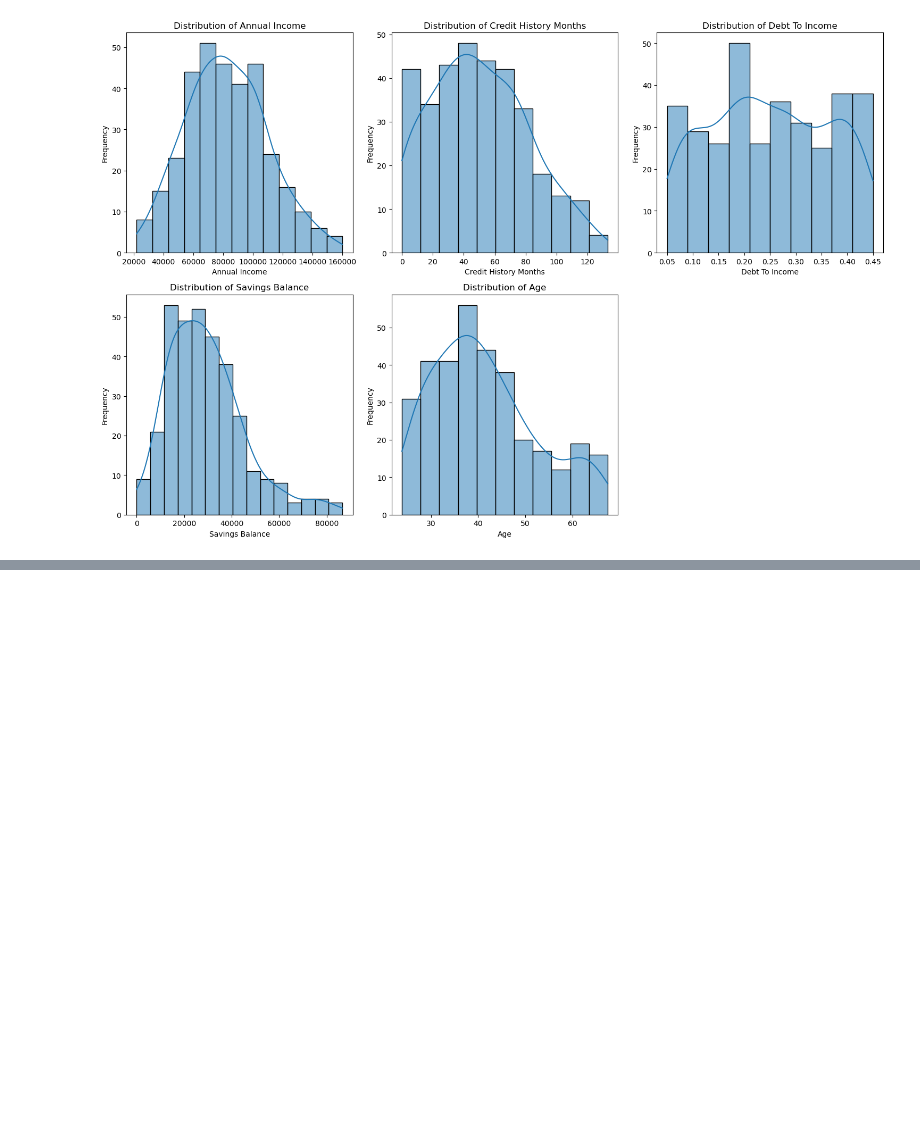
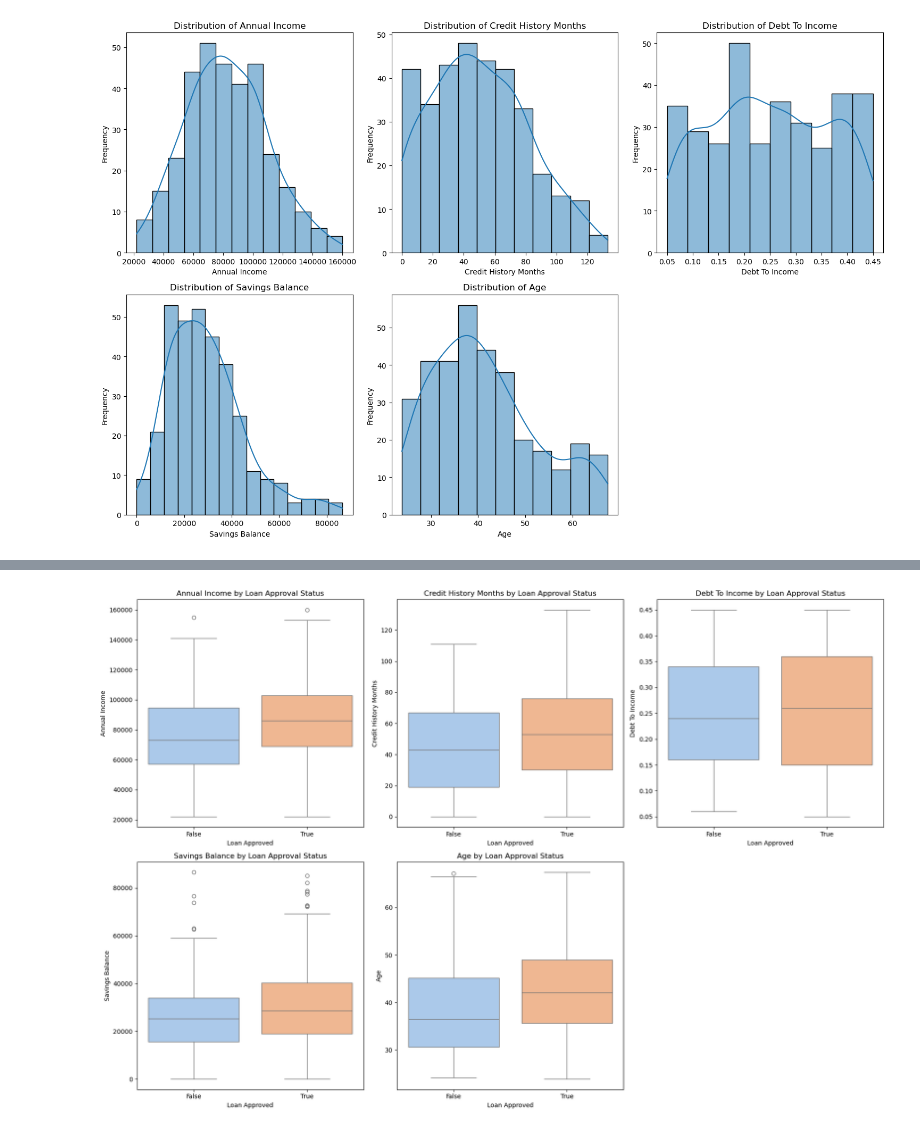
Before and after one commit to JonasKnosp/dego-project-team11-TXC, a Jupyter notebook: notebooks/01-data-quality.ipynb, the cells around one changed output, grey strips where cells are left out. Cells and saved outputs as stored; diff of their text form; code cells hidden in the pictures; blank space fills up the shorter version.

Commit message:
Visualize Relationships between Numerical Features and Loan Decision

```diff
--- a/notebooks/01-data-quality.ipynb
+++ b/notebooks/01-data-quality.ipynb
@@ -620,0 +625,19 @@ plt.show()
+# %%
+import matplotlib.pyplot as plt
+import seaborn as sns
+
+numerical_cols_to_plot = ['annual_income', 'credit_history_months', 'debt_to_income', 'savings_balance', 'age']
+
+plt.figure(figsize=(18, 12))
+
+for i, col in enumerate(numerical_cols_to_plot):
+    plt.subplot(2, 3, i + 1) # Adjust subplot grid based on number of columns (2 rows, 3 columns)
+    sns.boxplot(data=df, x='loan_approved', y=col, hue='loan_approved', palette='pastel', legend=False)
+    plt.title(f'{col.replace("_", " ").title()} by Loan Approval Status')
+    plt.xlabel('Loan Approved')
+    plt.ylabel(col.replace("_", " ").title())
+
+plt.tight_layout()
+plt.show()
+# %% [output]
+[figure, added]
```
Also changed, not shown: parts of 1 cell of this notebook.
